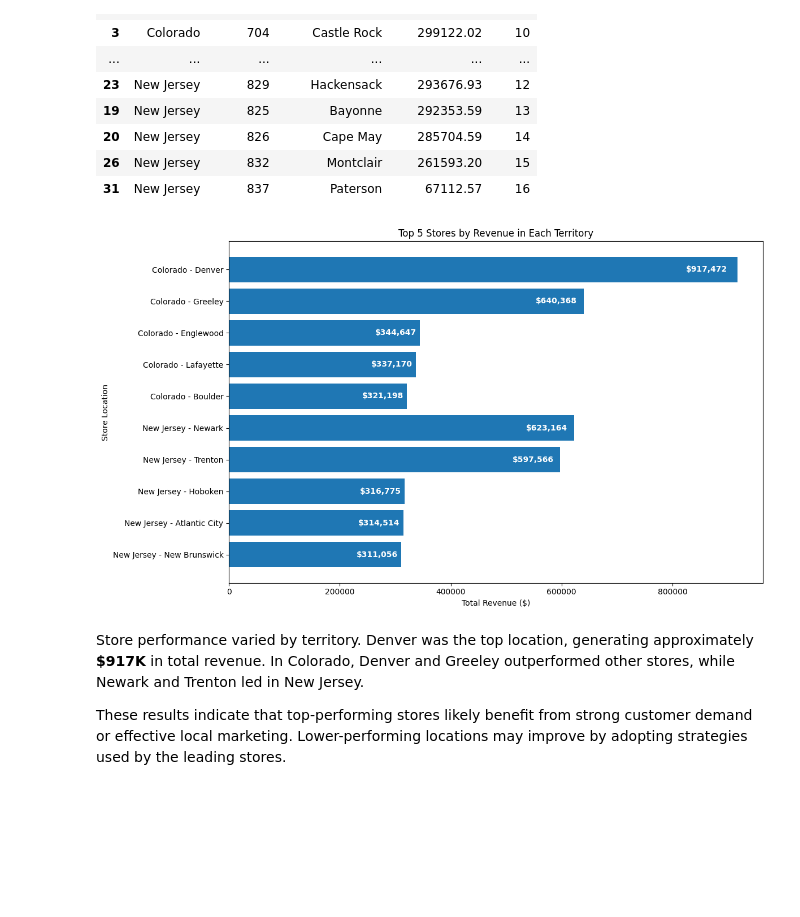
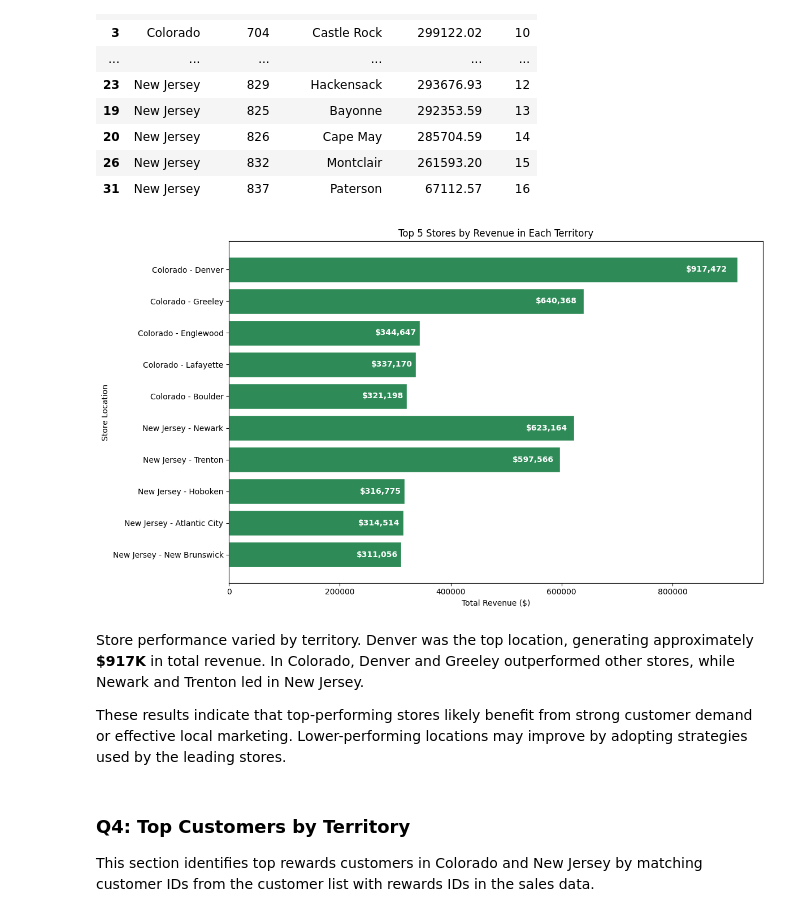
Before and after one commit to renziesantarin/Capstone_2, a Jupyter notebook: Santarin_sales_analysis.ipynb, the cells around one changed output. Saved outputs shown, nothing was run; the diff lists cells and outputs as text; code cells hidden in the pictures; blank space fills up the shorter version.

```diff
--- a/Santarin_sales_analysis.ipynb
+++ b/Santarin_sales_analysis.ipynb
@@ -430,36 +435,42 @@ top_stores_by_territory['Store Label'] = (
 
 plt.figure(figsize=(12, 7))
 
 bars = plt.barh(
     top_stores_by_territory['Store Label'],
-    top_stores_by_territory['Sale Amount']
+    top_stores_by_territory['Sale Amount'],
+    color='#2E8B57',
+    edgecolor='white'
 )
 
 plt.gca().invert_yaxis()
 
 # Adding amount labels inside the bars
 for bar in bars:
     width = bar.get_width()
 
     plt.text(
         width * 0.98,  # moves text slightly inside
         bar.get_y() + bar.get_height() / 2,
         f'${width:,.0f}',
         va='center',
         ha='right',
         color='white',
         fontweight='bold'
     )
 
 plt.title('Top 5 Stores by Revenue in Each Territory')
 plt.xlabel('Total Revenue ($)')
 plt.ylabel('Store Location')
 
 plt.tight_layout()
 plt.show()
 # %% [output]
-[figure, old version]
+[figure, new version]
 # %% [markdown]
 Store performance varied by territory. Denver was the top location, generating approximately **$917K** in total revenue. In Colorado, Denver and Greeley outperformed other stores, while Newark and Trenton led in New Jersey.
 
 These results indicate that top-performing stores likely benefit from strong customer demand or effective local marketing. Lower-performing locations may improve by adopting strategies used by the leading stores.
+# %% [markdown]
+### Q4: Top Customers by Territory
+
+This section identifies top rewards customers in Colorado and New Jersey by matching customer IDs from the customer list with rewards IDs in the sales data.
```
Also changed, not shown: parts of 20 cells of this notebook.
